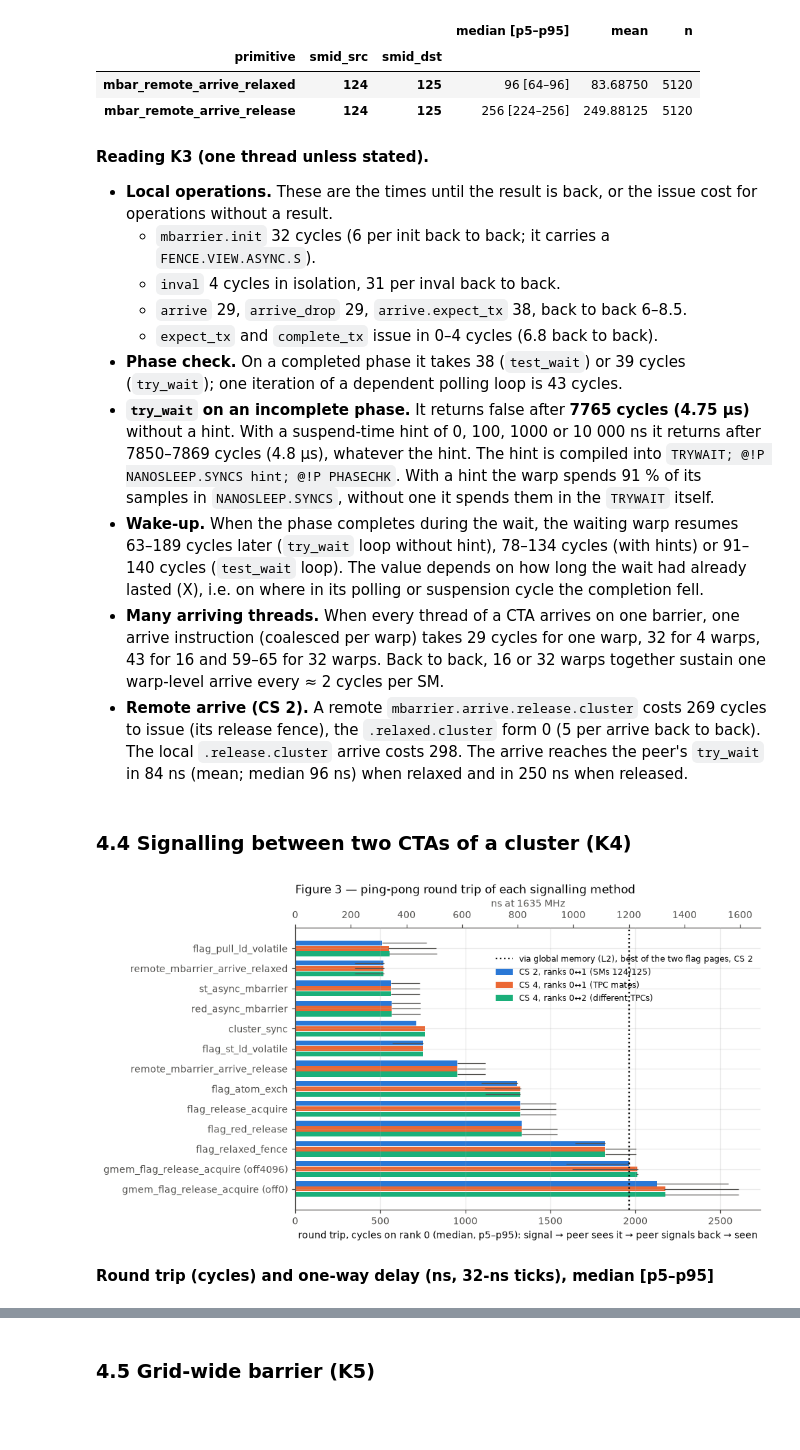
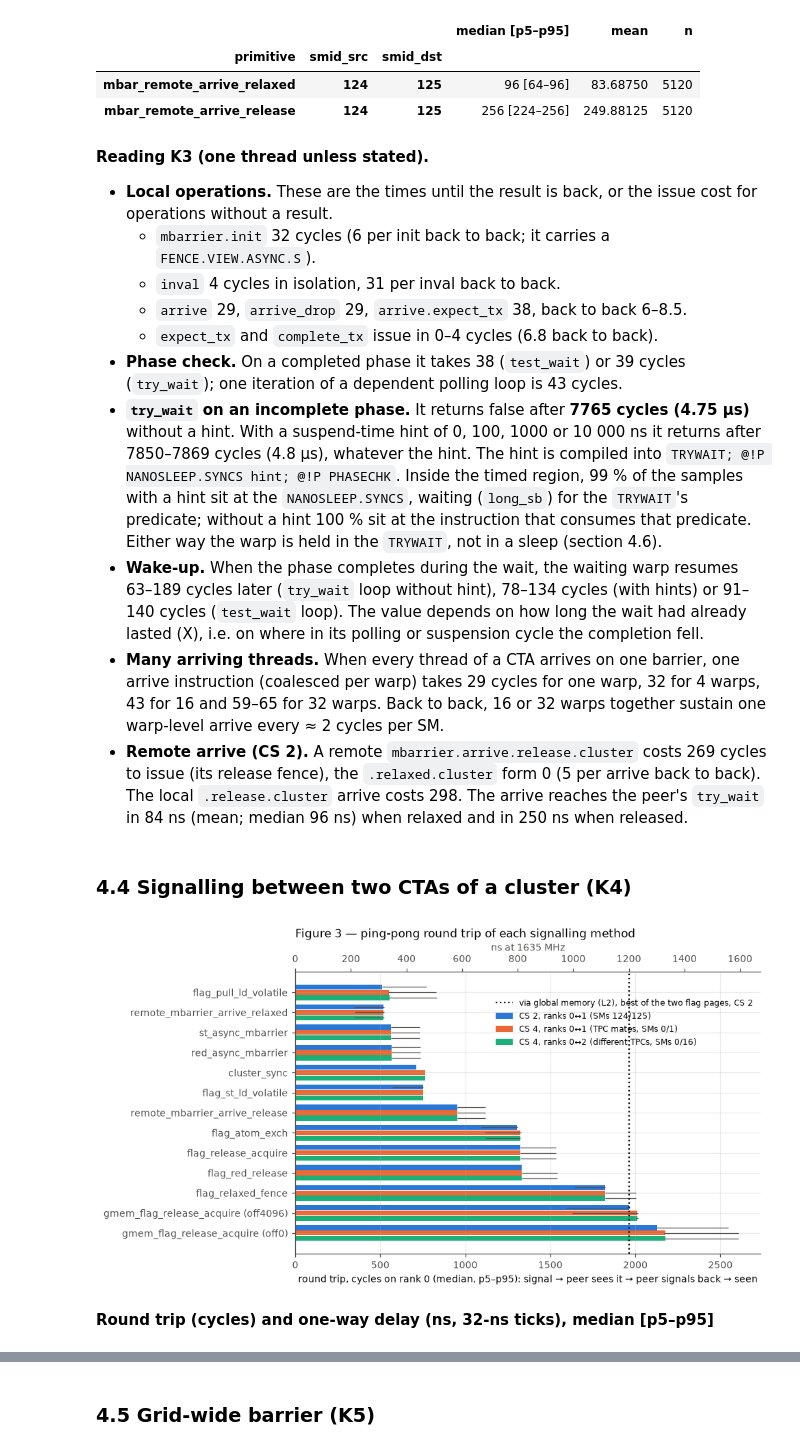
Before and after one commit to lomolisso/h100-microbench, a Jupyter notebook: experiments/07__synchronization_primitives/07__synchronization_primitives.ipynb, the cells around one changed output, grey strips where cells are left out. Cells and saved outputs as stored; diff of their text form; code cells hidden in the pictures; blank space fills up the shorter version.

```diff
--- a/experiments/07__synchronization_primitives/07__synchronization_primitives.ipynb
+++ b/experiments/07__synchronization_primitives/07__synchronization_primitives.ipynb
@@ -160,11 +160,7 @@ k1 = k1.assign(mode=np.where(k1.variant.str.startswith("unroll64"), "back-to-bac
                detail=k1.variant.astype(str).str.replace("unroll64", "single", regex=False))
 # CTA barriers are timed up to a dependent ld.volatile.shared after them (bar.sync is deferred: see the setup section);
 # their net cost subtracts the median of that load alone (lds_volatile) at the same thread count (32 for the split).
-lds = k1[k1.primitive == "lds_volatile"].groupby("block_threads").per_op.median()
-BARRIERS = ["bar_sync0", "bar_sync_named", "bar_sync_after_arrive"]
-isbar = k1.primitive.isin(BARRIERS)
-k1.loc[isbar, "per_op"] -= k1.loc[isbar, "block_threads"].map(lambda b: lds.get(b, lds.get(32))) / k1.loc[isbar, "n_ops"]
-k1.loc[isbar, "per_op_max"] -= k1.loc[isbar, "block_threads"].map(lambda b: lds.get(b, lds.get(32))) / k1.loc[isbar, "n_ops"]
+k1, lds = net_lds(k1)
 ORDER = ["lds_volatile"] + ORDER
 t = table(k1, ["primitive", "detail", "mode", "block_threads"])
 t["primitive"] = pd.Categorical(t.primitive.astype(str), ORDER, ordered=True)
@@ -176,6 +172,18 @@ for mode in ["single", "back-to-back"]:
                      "(cycles, median [p5–p95] over all reps of all recorded launches; CTA barriers net of the dependent load "
                      "(lds_volatile row); alu_chain: per dependent mad.lo)**"))
     display(pv)
+# The summary file holds the same net values (net_cycles), computed with the same rule from the same run
+sv = pd.read_csv(f"{RES}/07__sync__summary_v2.csv")
+sv = sv[sv.run_id == sv.run_id.max()]
+mine = stats(k1, ["primitive", "variant", "block_threads"]).assign(
+    level=lambda d: "k1/" + d.primitive.astype(str) + "/" + d.variant.astype(str),
+    config=lambda d: "cs 1, threads " + d.block_threads.astype(str))
+cmpv = mine.merge(sv[sv.source == "K1"], on=["level", "config"], suffixes=("", "_sv"))
+same_src = (cmpv.source_run_ids == META["k1"]["run_id"]).all()
+display(Markdown(f"Summary file `results/07__sync__summary_v2.csv`, run_id {sv.run_id.iloc[0]} (K1 source run "
+                 f"{cmpv.source_run_ids.iloc[0]}): {len(cmpv)} K1 rows; largest difference between its `net_cycles` and "
+                 f"the medians above: {(cmpv['median'] - cmpv.net_cycles).abs().max():.3g} cycles"
+                 + ("." if same_src else " (different source run).")))
 # %% [output]
 **One operation between the clock reads (cycles, median [p5–p95] over all reps of all recorded launches; CTA barriers net of the dependent load (lds_volatile row); alu_chain: per dependent mad.lo)**
 |  |  | 32 threads | 64 threads | 128 threads | 512 threads | 1024 threads |
@@ -568,7 +577,7 @@ display(table(p3, ["primitive", "smid_src", "smid_dst"], "one_way_ns").set_index
   - `arrive` 29, `arrive_drop` 29, `arrive.expect_tx` 38, back to back 6–8.5.
   - `expect_tx` and `complete_tx` issue in 0–4 cycles (6.8 back to back).
 - **Phase check.** On a completed phase it takes 38 (`test_wait`) or 39 cycles (`try_wait`); one iteration of a dependent polling loop is 43 cycles.
-- **`try_wait` on an incomplete phase.** It returns false after **7765 cycles (4.75 µs)** without a hint. With a suspend-time hint of 0, 100, 1000 or 10 000 ns it returns after 7850–7869 cycles (4.8 µs), whatever the hint. The hint is compiled into `TRYWAIT; @!P NANOSLEEP.SYNCS hint; @!P PHASECHK`. With a hint the warp spends 91 % of its samples in `NANOSLEEP.SYNCS`, without one it spends them in the `TRYWAIT` itself.
+- **`try_wait` on an incomplete phase.** It returns false after **7765 cycles (4.75 µs)** without a hint. With a suspend-time hint of 0, 100, 1000 or 10 000 ns it returns after 7850–7869 cycles (4.8 µs), whatever the hint. The hint is compiled into `TRYWAIT; @!P NANOSLEEP.SYNCS hint; @!P PHASECHK`. Inside the timed region, 99 % of the samples with a hint sit at the `NANOSLEEP.SYNCS`, waiting (`long_sb`) for the `TRYWAIT`'s predicate; without a hint 100 % sit at the instruction that consumes that predicate. Either way the warp is held in the `TRYWAIT`, not in a sleep (section 4.6).
 - **Wake-up.** When the phase completes during the wait, the waiting warp resumes 63–189 cycles later (`try_wait` loop without hint), 78–134 cycles (with hints) or 91–140 cycles (`test_wait` loop). The value depends on how long the wait had already lasted (X), i.e. on where in its polling or suspension cycle the completion fell.
 - **Many arriving threads.** When every thread of a CTA arrives on one barrier, one arrive instruction (coalesced per warp) takes 29 cycles for one warp, 32 for 4 warps, 43 for 16 and 59–65 for 32 warps. Back to back, 16 or 32 warps together sustain one warp-level arrive every ≈ 2 cycles per SM.
 - **Remote arrive (CS 2).** A remote `mbarrier.arrive.release.cluster` costs 269 cycles to issue (its release fence), the `.relaxed.cluster` form 0 (5 per arrive back to back). The local `.release.cluster` arrive costs 298. The arrive reaches the peer's `try_wait` in 84 ns (mean; median 96 ns) when relaxed and in 250 ns when released.
@@ -578,36 +587,37 @@ display(table(p3, ["primitive", "smid_src", "smid_dst"], "one_way_ns").set_index
 p4 = P["k4"].copy()
 p4["pair"] = p4.variant.str[-3:]
 p4["place"] = np.where(p4.cs == 2, "CS 2, ranks 0↔1 (SMs " + p4.smid_src.astype(str) + "/" + p4.smid_dst.astype(str) + ")",
-                       np.where(p4.pair == "r01", "CS 4, ranks 0↔1 (TPC mates)", "CS 4, ranks 0↔2 (different TPCs)"))
+                       np.where(p4.pair == "r01", "CS 4, ranks 0↔1 (TPC mates, SMs " + p4.smid_src.astype(str) + "/" + p4.smid_dst.astype(str) + ")",
+                                "CS 4, ranks 0↔2 (different TPCs, SMs " + p4.smid_src.astype(str) + "/" + p4.smid_dst.astype(str) + ")"))
 p4["method"] = p4.primitive.astype(str) + np.where(p4.primitive == "gmem_flag_release_acquire",
                                                   " (" + p4.variant.str.split("_").str[0] + ")", "")
 s = stats(p4, ["method", "place"], "round_trip_cycles")
 ref = s[(s.method.str.startswith("gmem")) & s.place.str.startswith("CS 2")]["median"].min()
 order = s[s.place.str.startswith("CS 2")].sort_values("median").method.tolist()
 places = sorted(s.place.unique(), key=lambda p: (not p.startswith("CS 2"), p))
 fig, ax = plt.subplots(figsize=(9, 5))
 y = np.arange(len(order))
 for i, pl in enumerate(places):
     q = s[s.place == pl].set_index("method").reindex(order)
     ax.barh(y + (i - 1) * 0.27, q["median"], height=0.25, color=C[i], label=pl,
             xerr=[q["median"] - q.p5, q.p95 - q["median"]], error_kw=dict(ecolor=INK2, lw=0.8))
 ax.axvline(ref, ls=":", color=INK, lw=1.5, label="via global memory (L2), best of the two flag pages, CS 2")
 ax.set_yticks(y, order)
 ax.invert_yaxis()
 ax.set_xlabel("round trip, cycles on rank 0 (median, p5–p95): signal → peer sees it → peer signals back → seen")
 ax.set_title("Figure 3 — ping-pong round trip of each signalling method", loc="left")
 ns_axis(ax, "x")
 ax.legend(fontsize=8, loc="upper right", bbox_to_anchor=(1, 0.93))
 fig.tight_layout()
 plt.show()
 t = table(p4, ["method", "place"], "round_trip_cycles")
 t1 = table(p4, ["method", "place"], "one_way_ns")
 t["one-way ns"] = t1["median [p5–p95]"]
 pv = t.pivot_table(index="method", columns="place", values=["median [p5–p95]", "one-way ns"], aggfunc="first")
 pv = pv.reindex(order)
 display(Markdown("**Round trip (cycles) and one-way delay (ns, 32-ns ticks), median [p5–p95]**"))
 display(pv)
 # %% [output]
-[figure, old version]
+[figure, new version]
 **Round trip (cycles) and one-way delay (ns, 32-ns ticks), median [p5–p95]**
 |  | median [p5–p95] |  |  | one-way ns | ... |
```
Also changed, not shown: parts of 12 cells of this notebook, 7 other files.
